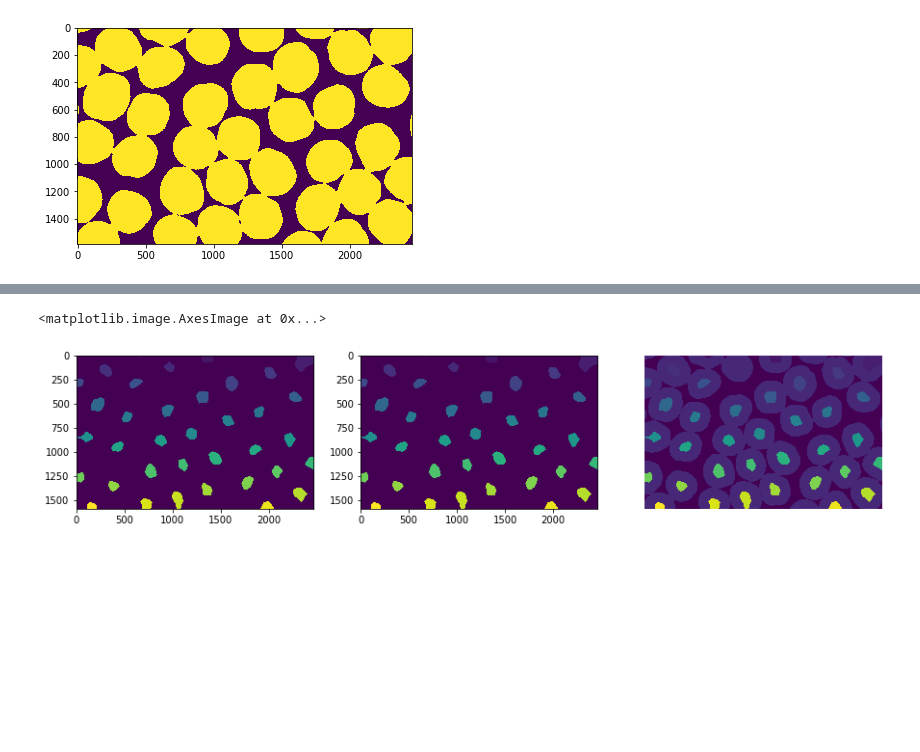
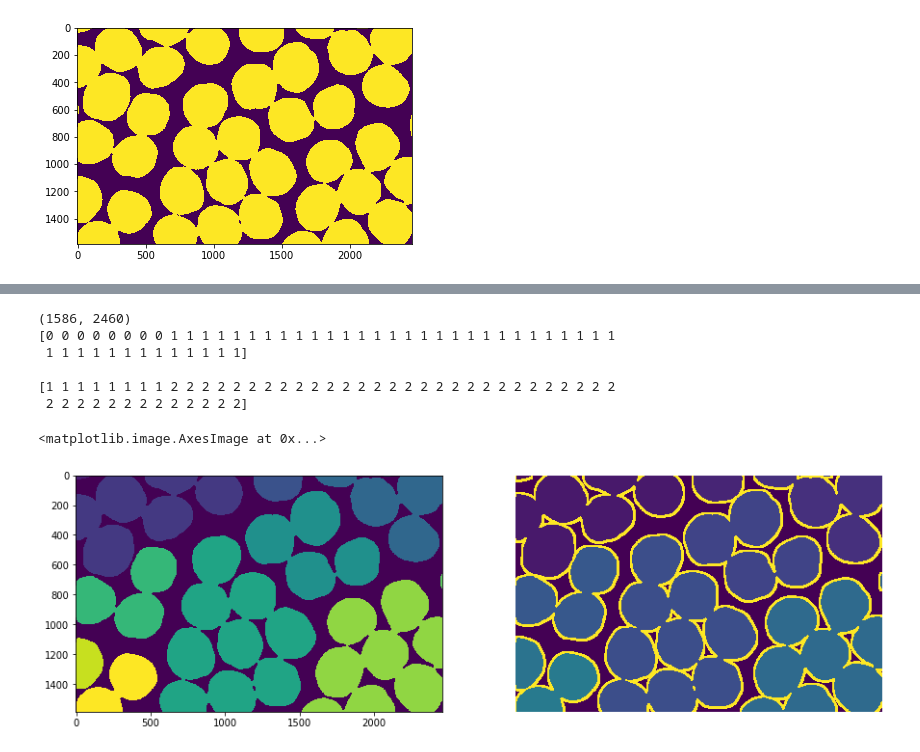
Before and after one commit to akshaytrikha/BTO-TEM-Processing, a Jupyter notebook: tem.ipynb, the cells around one changed output, grey strips where cells are left out. Cells and saved outputs as stored; diff of their text form; code cells hidden in the pictures; blank space fills up the shorter version.

```diff
--- a/tem.ipynb
+++ b/tem.ipynb
@@ -82,19 +82,21 @@ fig, (ax0, ax1, ax2) = plt.subplots(1, 3, figsize=(15,15))
 plt.axis("off")
 
 # noise removal
-kernel = np.ones((3,3),np.uint8)
+kernel = np.ones((10,10),np.uint8)
 opening = cv.morphologyEx(thresh_2,cv.MORPH_OPEN,kernel, iterations = 2)
 ax0.imshow(opening)
-ax0.set_title("")
+ax0.set_title("noise removal")
 
 # sure background area
 sure_bg = cv.dilate(opening,kernel,iterations=3)
 ax1.imshow(sure_bg)
+ax1.set_title("sure background")
 
 # Finding sure foreground area
 dist_transform = cv.distanceTransform(opening,cv.DIST_L2,5)
-ret, sure_fg = cv.threshold(dist_transform,0.5*dist_transform.max(),255,0)
-ax2.imshow(dist_transform)
+ret, sure_fg = cv.threshold(dist_transform,0.01*dist_transform.max(),255,0)
+ax2.imshow(sure_fg)
+ax2.set_title("sure foreground")
 print(ret)
 
 # Finding unknown region
@@ -106,21 +108,32 @@ unknown = cv.subtract(sure_bg,sure_fg)
 # %%
-fig, (ax0, ax1, ax2) = plt.subplots(1, 3, figsize=(15,15))
+fig, (ax0, ax1) = plt.subplots(1, 2, figsize=(15,15))
 plt.axis("off")
 
 # Marker labelling
 ret, markers = cv.connectedComponents(sure_fg)
-ax0.imshow(markers)
+
+print(markers.shape)
+
+print(markers[0][:50])
+print()
 
 # Add one to all labels so that sure background is not 0, but 1
 markers = markers+1
-ax1.imshow(markers)
+print(markers[0][:50])
+ax0.imshow(markers)
 
 # Now, mark the region of unknown with zero
-markers[unknown==255] = 5
-ax2.imshow(markers)
+markers[unknown==255] = 30
+ax1.imshow(markers)
 # %% [output]
-<matplotlib.image.AxesImage at 0x...>
+(1586, 2460)
+[0 0 0 0 0 0 0 0 1 1 1 1 1 1 1 1 1 1 1 1 1 1 1 1 1 1 1 1 1 1 1 1 1 1 1 1 1
+ 1 1 1 1 1 1 1 1 1 1 1 1 1]
+
+[1 1 1 1 1 1 1 1 2 2 2 2 2 2 2 2 2 2 2 2 2 2 2 2 2 2 2 2 2 2 2 2 2 2 2 2 2
+ 2 2 2 2 2 2 2 2 2 2 2 2 2]
+<matplotlib.image.AxesImage at 0x...>
-[figure, old version]
+[figure, new version]
 # %%
 fix, ax = plt.subplots(1, figsize=(15,15))
 
```
Also changed, not shown: parts of 4 cells of this notebook.
